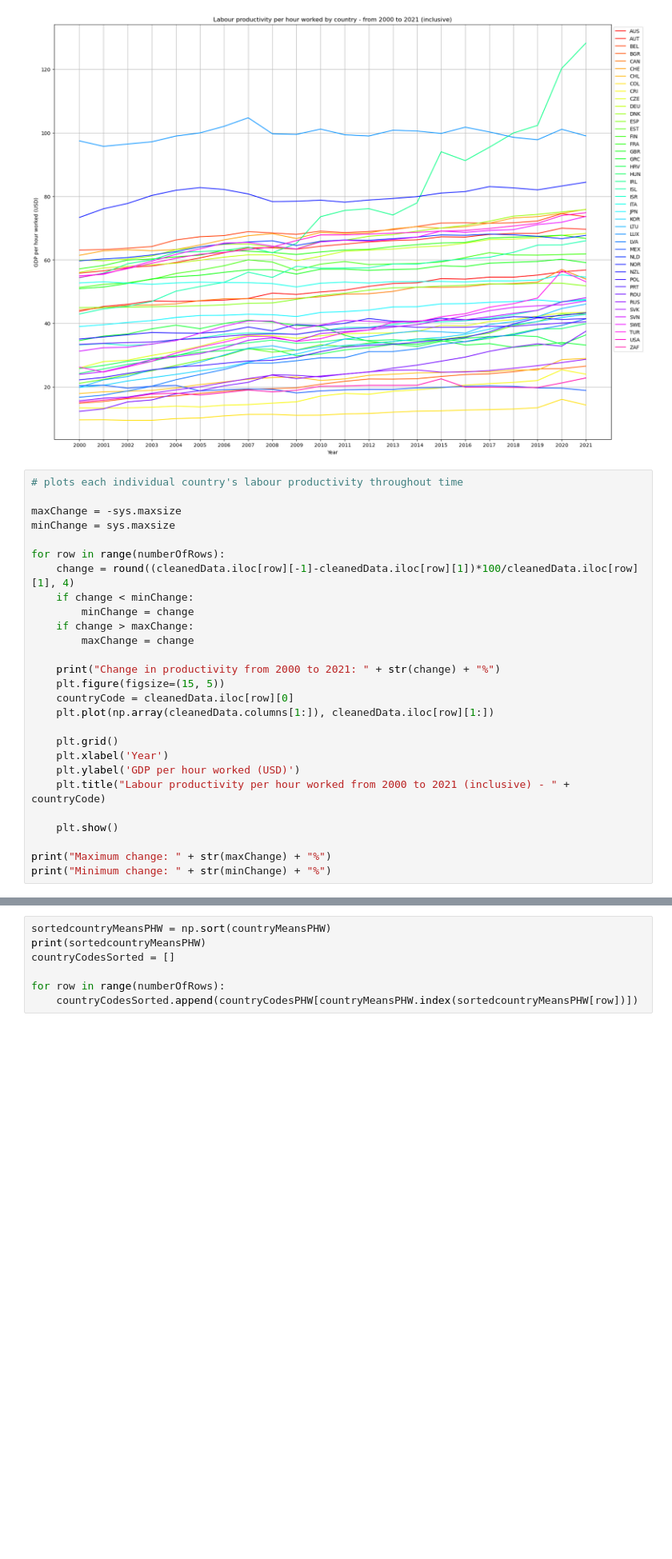
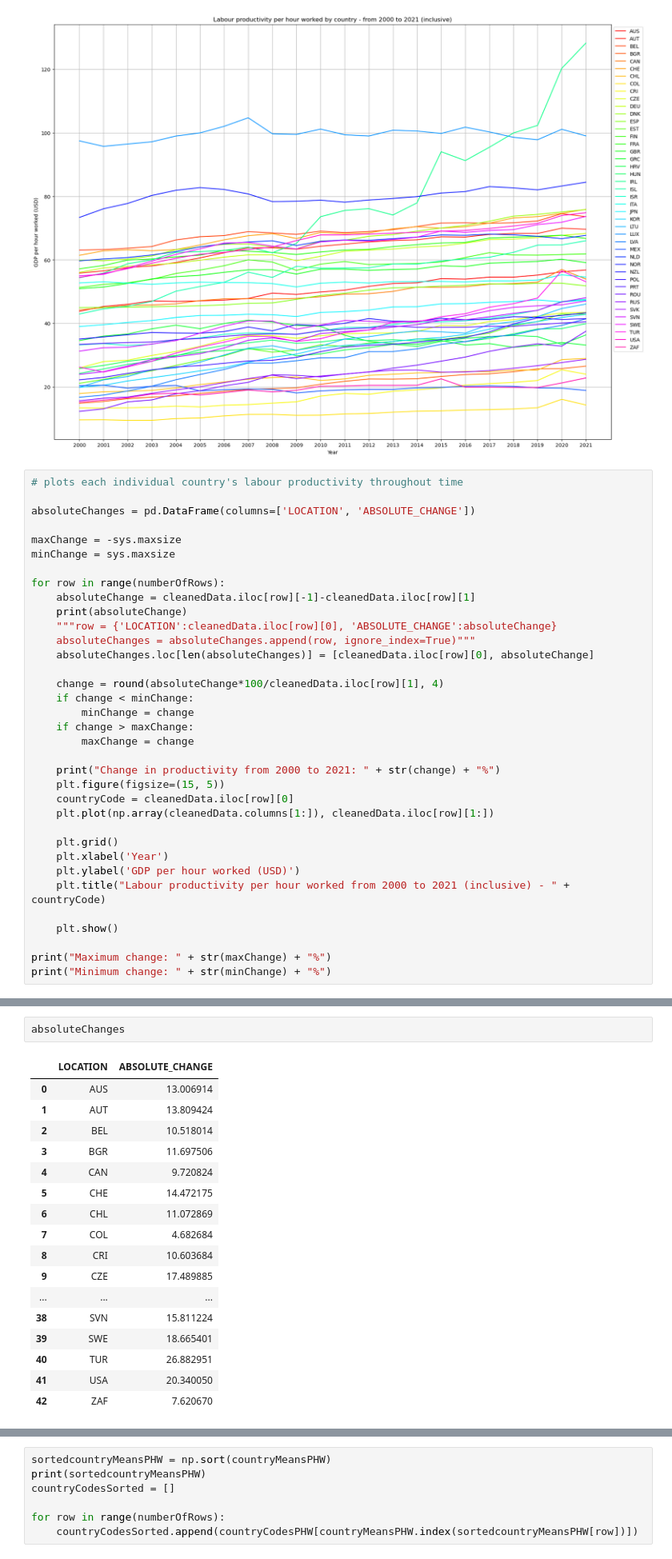
Before and after one commit to JoanneLin168/ADS-European-Productivity, a Jupyter notebook: Notebooks/gdpDataset.ipynb, the cells around one changed output, grey strips where cells are left out. Shown at 80% size. Cells and saved outputs as stored; diff of their text form; blank space fills up the shorter version.

```diff
--- a/Notebooks/gdpDataset.ipynb
+++ b/Notebooks/gdpDataset.ipynb
@@ -108,12 +109,20 @@ Text(0.5, 1.0, 'Labour productivity per hour worked by country - from 2000 to 20
 [figure]
 # %%
 # plots each individual country's labour productivity throughout time
+
+absoluteChanges = pd.DataFrame(columns=['LOCATION', 'ABSOLUTE_CHANGE'])
 
 maxChange = -sys.maxsize
 minChange = sys.maxsize
 
 for row in range(numberOfRows):
-    change = round((cleanedData.iloc[row][-1]-cleanedData.iloc[row][1])*100/cleanedData.iloc[row][1], 4)
+    absoluteChange = cleanedData.iloc[row][-1]-cleanedData.iloc[row][1]
+    print(absoluteChange)
+    """row = {'LOCATION':cleanedData.iloc[row][0], 'ABSOLUTE_CHANGE':absoluteChange}
+    absoluteChanges = absoluteChanges.append(row, ignore_index=True)"""
+    absoluteChanges.loc[len(absoluteChanges)] = [cleanedData.iloc[row][0], absoluteChange]
+
+    change = round(absoluteChange*100/cleanedData.iloc[row][1], 4)
     if change < minChange:
         minChange = change
     if change > maxChange:
@@ -147,6 +162,26 @@ Change in productivity from 2000 to 2021: 21.9684%
 Change in productivity from 2000 to 2021: 23.5561%
 [figure]
 ... (75 outputs left out)
+# %%
+absoluteChanges
+# %% [output]
+|  | LOCATION | ABSOLUTE_CHANGE |
+| 0 | AUS | 13.006914 |
+| 1 | AUT | 13.809424 |
+| 2 | BEL | 10.518014 |
+| 3 | BGR | 11.697506 |
+| 4 | CAN | 9.720824 |
+| 5 | CHE | 14.472175 |
+| 6 | CHL | 11.072869 |
+| 7 | COL | 4.682684 |
+| 8 | CRI | 10.603684 |
+| 9 | CZE | 17.489885 |
+| ... | ... | ... |
+| 38 | SVN | 15.811224 |
+| 39 | SWE | 18.665401 |
+| 40 | TUR | 26.882951 |
+| 41 | USA | 20.340050 |
+| 42 | ZAF | 7.620670 |
 # %%
 # adds a column to the data containing every country's mean labour productivity
 
```
Also changed, not shown: parts of 11 cells of this notebook, 1 other file.
